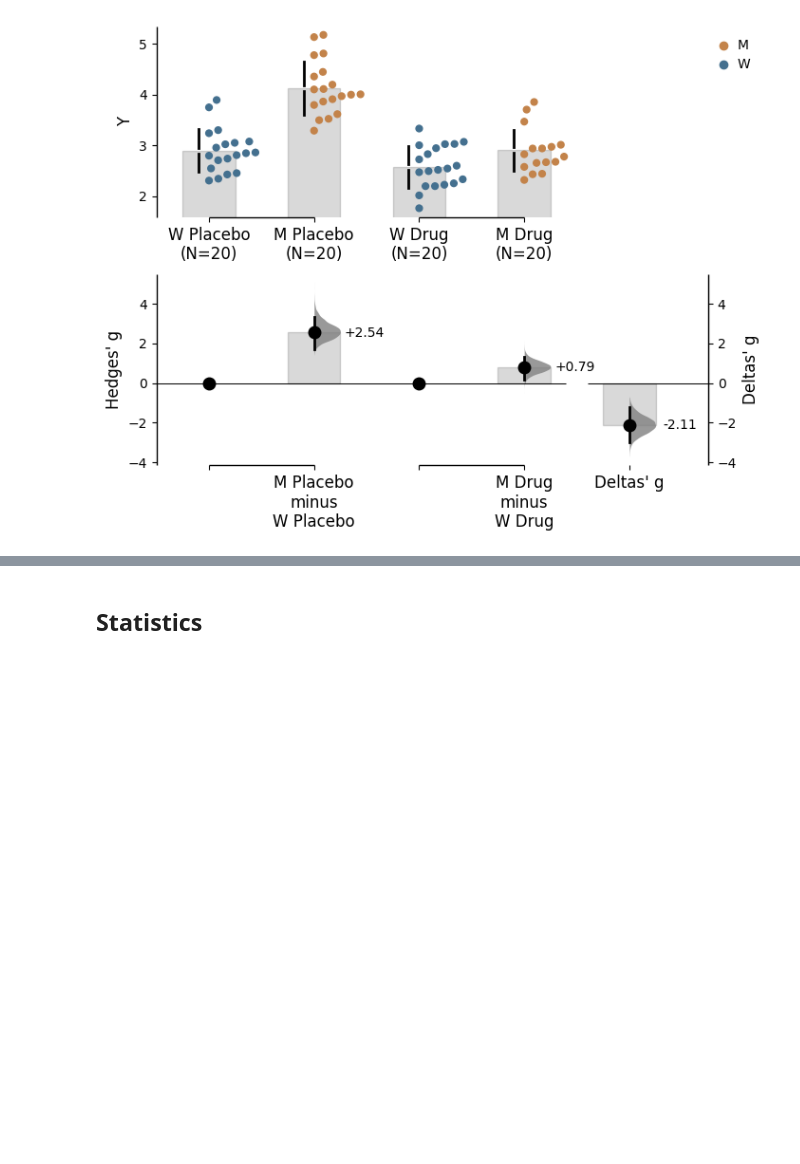
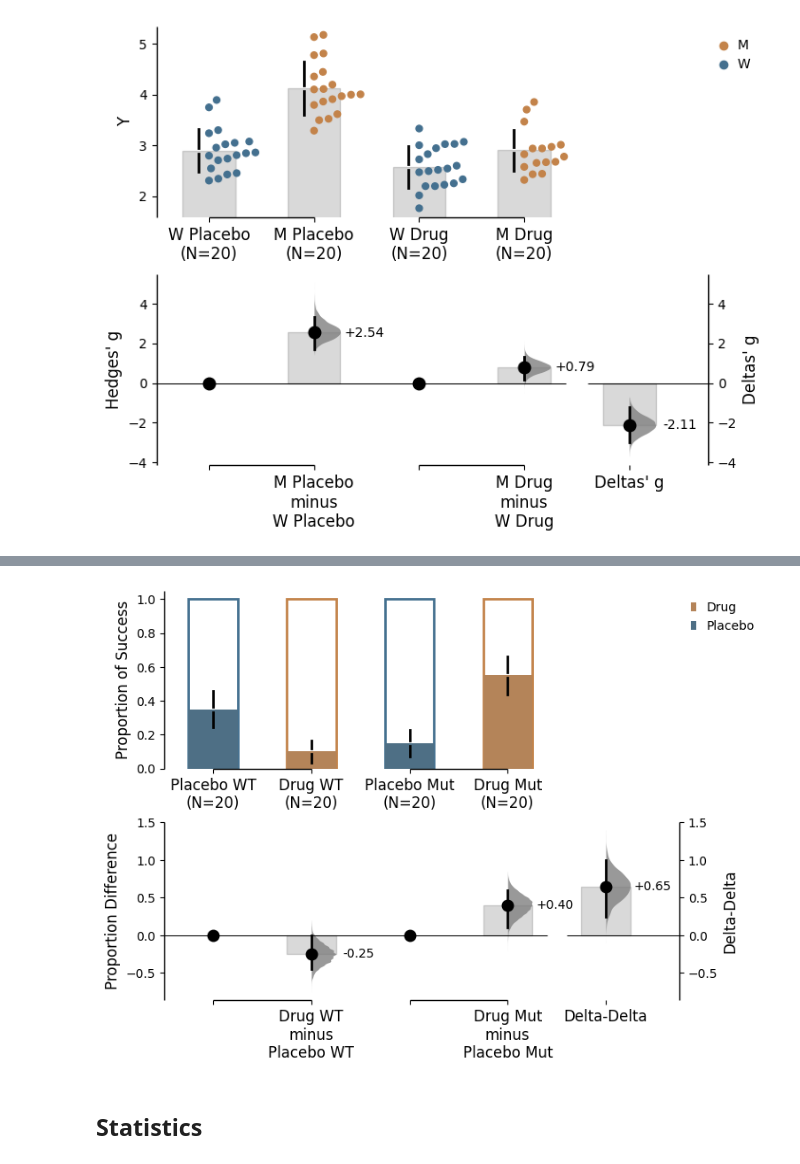
Before and after one commit to ACCLAB/DABEST-python, a Jupyter notebook: nbs/tutorials/06-delta_delta.ipynb, the cells around one changed output, grey strips where cells are left out. Cells and saved outputs as stored; diff of their text form; code cells hidden in the pictures; blank space fills up the shorter version.

Commit message:
Minor readme and tutorial edits
> Minor edits to readme
> Added short code snippet for delta-delta proportion plots to tutorial

```diff
--- a/nbs/tutorials/06-delta_delta.ipynb
+++ b/nbs/tutorials/06-delta_delta.ipynb
@@ -255,3 +260,69 @@ unpaired_delta2.hedges_g.plot();
+# %%
+def create_demo_dataset_delta(seed=9999, N=20):
+
+    import numpy as np
+    import pandas as pd
+    from scipy.stats import norm # Used in generation of populations.
+
+    np.random.seed(seed) # Fix the seed so the results are replicable.
+    # pop_size = 10000 # Size of each population.
+
+    from scipy.stats import norm # Used in generation of populations.
+
+    # Create samples
+    y = norm.rvs(loc=3, scale=0.4, size=N*4)
+    y[N:2*N] = y[N:2*N]+1
+    y[2*N:3*N] = y[2*N:3*N]-0.5
+    ind = np.random.binomial(1, 0.5, size=N*4)
+    ind[N:2*N] = np.random.binomial(1, 0.2, size=N)
+    ind[2*N:3*N] = np.random.binomial(1, 0.1, size=N)
+
+    # Add drug column
+    t1 = np.repeat('Placebo', N*2).tolist()
+    t2 = np.repeat('Drug', N*2).tolist()
+    treatment = t1 + t2
+
+    # Add a `rep` column as the first variable for the 2 replicates of experiments done
+    rep = []
+    for i in range(N*2):
+        rep.append('Rep1')
+        rep.append('Rep2')
+
+    # Add a `genotype` column as the second variable
+    wt = np.repeat('WT', N).tolist()
+    mt = np.repeat('Mut', N).tolist()
+    wt2 = np.repeat('WT', N).tolist()
+    mt2 = np.repeat('Mut', N).tolist()
+
+
+    genotype = wt + mt + wt2 + mt2
+
+    # Add an `id` column for paired data plotting.
+    id = list(range(0, N*2))
+    id_col = id + id
+
+
+    # Combine all columns into a DataFrame.
+    df_prop = pd.DataFrame({'ID'        : id_col,
+                      'Rep'        : rep,
+                       'Genotype'  : genotype,
+                       'Treatment' : treatment,
+                       'Y'         : y,
+                       'Cat'       :ind
+                    })
+    return df_prop
+
+df_prop = create_demo_dataset_delta()
+
+unpaired_prop = dabest.load(data = df_prop, proportional=True,
+                            # id_col="index", paired='baseline',
+                            x = ["Treatment", "Treatment"],
+                            y = "Cat", delta2=True,
+                            experiment="Genotype",)
+
+unpaired_prop.mean_diff.plot();
+# %% [output]
+[figure, added]
 # %% [markdown]
 ## Statistics
 # %% [markdown]
```
Also changed, not shown: parts of 6 cells of this notebook, 2 other files.
